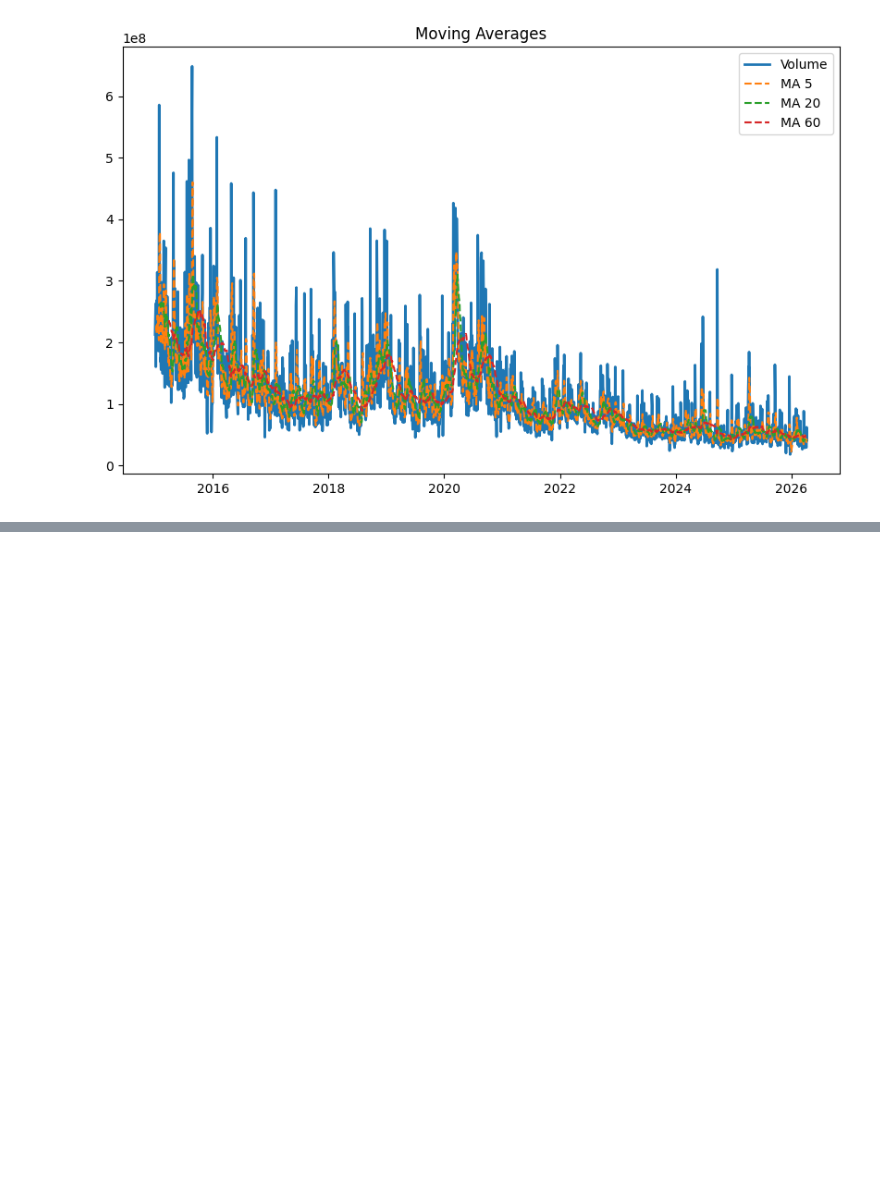
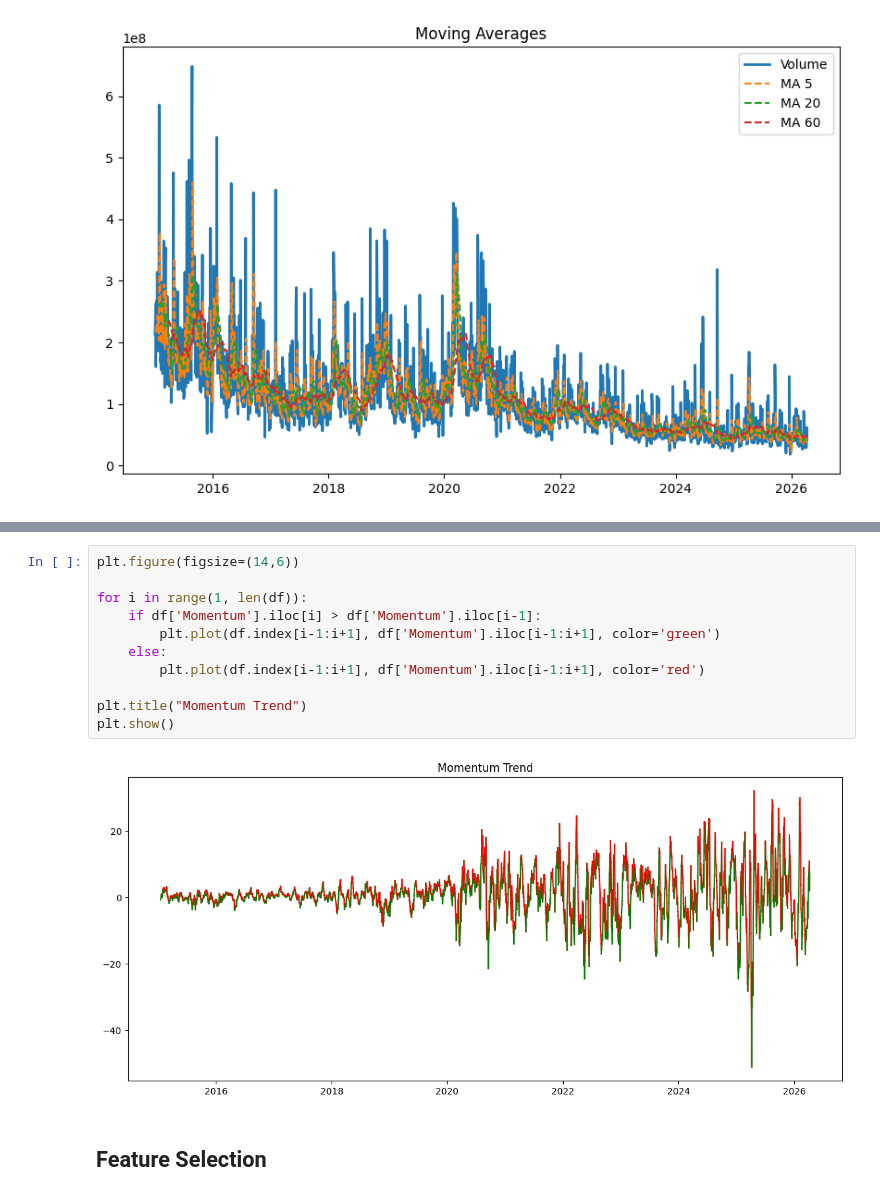
Before and after one commit to vijais0604-cloud/Apple_Stock_Prediction, a Jupyter notebook: Apple_Stock.ipynb, the cells around one changed output, grey strips where cells are left out. Drawn from its saved outputs; the diff is of its cells as text; blank space fills up the shorter version.

```diff
--- a/Apple_Stock.ipynb
+++ b/Apple_Stock.ipynb
@@ -199,0 +227,15 @@ plt.show()
+# %%
+plt.figure(figsize=(14,6))
+
+for i in range(1, len(df)):
+    if df['Momentum'].iloc[i] > df['Momentum'].iloc[i-1]:
+        plt.plot(df.index[i-1:i+1], df['Momentum'].iloc[i-1:i+1], color='green')
+    else:
+        plt.plot(df.index[i-1:i+1], df['Momentum'].iloc[i-1:i+1], color='red')
+
+plt.title("Momentum Trend")
+plt.show()
+# %% [output]
+[figure, added]
+# %% [markdown]
+## Feature Selection
```
Also changed, not shown: parts of 23 cells of this notebook.
